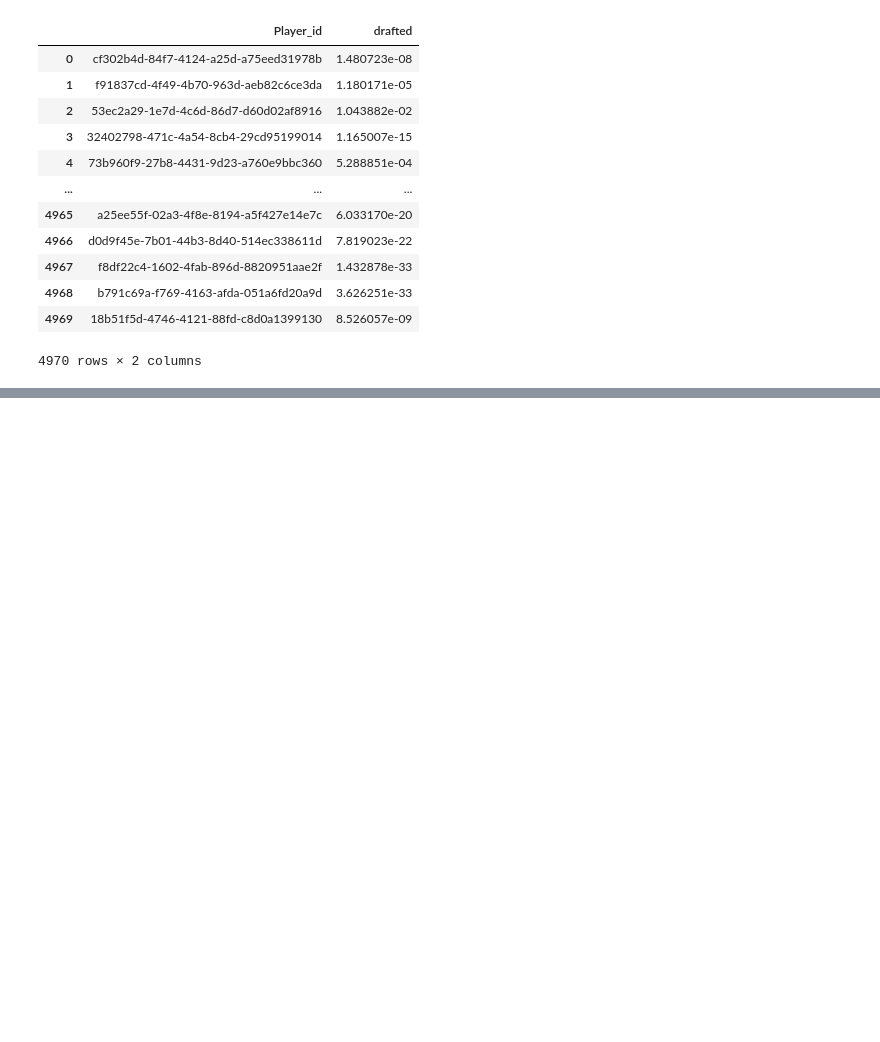
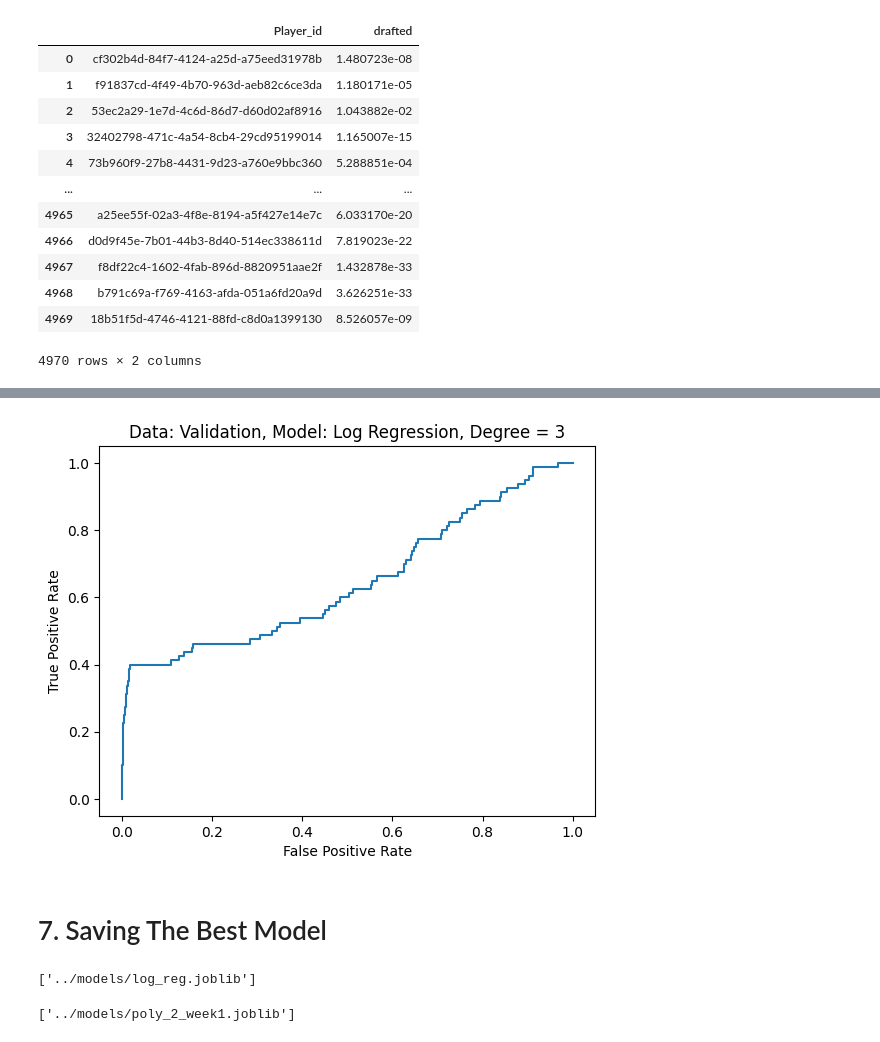
Before and after one commit to tahmislam21/Advanced-ML---Kaggle-Competition, a Jupyter notebook: notebooks/Islam_Tahmidul-24587139-Week1_LogisticRegression.ipynb, the cells around one changed output, grey strips where cells are left out. Cells and saved outputs as stored; diff of their text form; code cells hidden in the pictures; blank space fills up the shorter version.

```diff
--- a/notebooks/Islam_Tahmidul-24587139-Week1_LogisticRegression.ipynb
+++ b/notebooks/Islam_Tahmidul-24587139-Week1_LogisticRegression.ipynb
@@ -316,0 +462,22 @@ df_scores
+# %%
+plt.figure()
+plt.plot(fpr,tpr)
+plt.ylabel('True Positive Rate')
+plt.xlabel('False Positive Rate')
+plt.title('Data: Validation, Model: Log Regression, Degree = 3')
+
+plt.savefig('../reports/figures/Validation_LogReg_Deg3.png')
+# %% [output]
+[figure, added]
+# %% [markdown]
+# 7. Saving The Best Model
+# %%
+from joblib import dump
+
+dump(reg,  '../models/log_reg.joblib')
+# %% [output]
+['../models/log_reg.joblib']
+# %%
+dump(poly_2, '../models/poly_2_week1.joblib')
+# %% [output]
+['../models/poly_2_week1.joblib']
```
Also changed, not shown: parts of 46 cells of this notebook, 20 other files.
